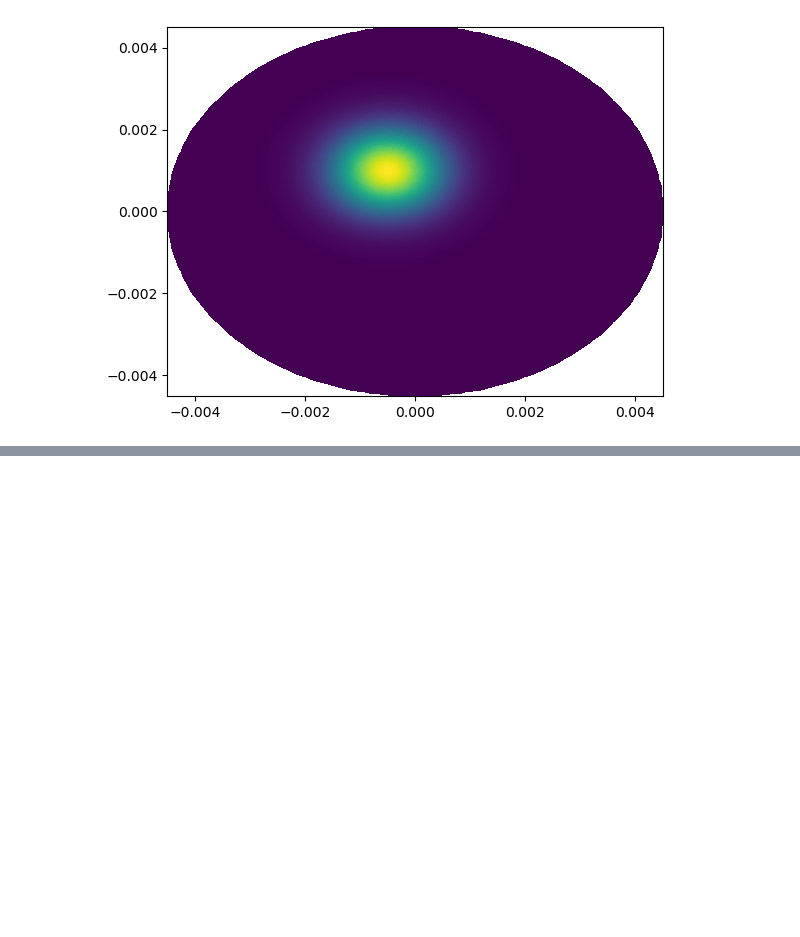
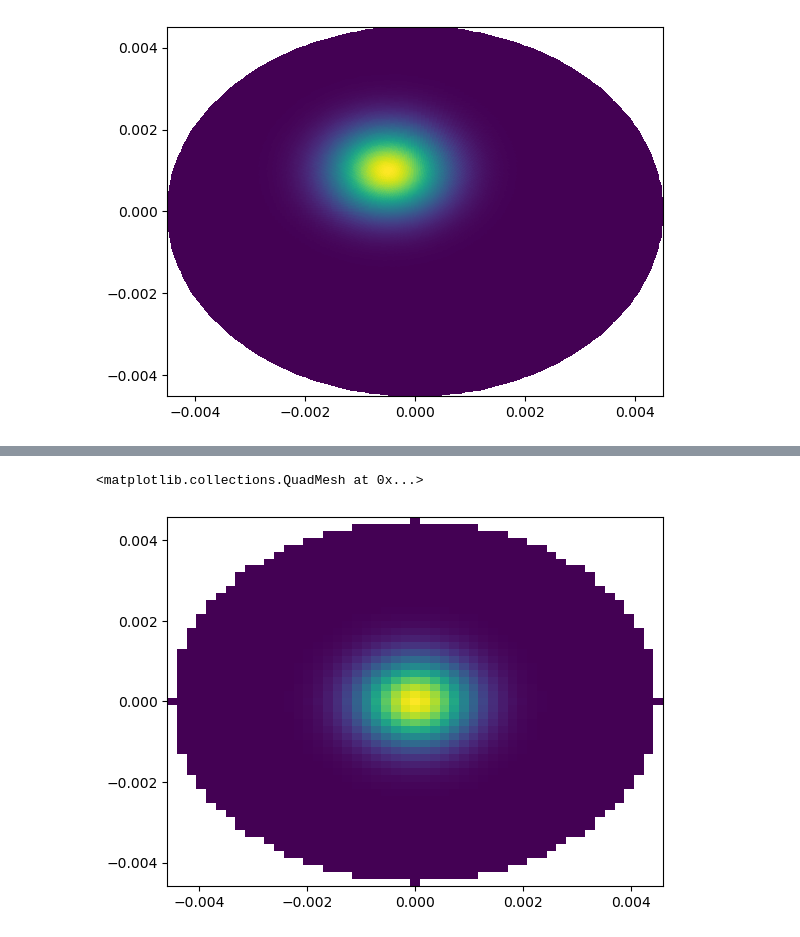
Before and after one commit to schatteburg/field_integrals, a Jupyter notebook: test_interpolation.ipynb, the cells around one changed output, grey strips where cells are left out. Cells and saved outputs as stored; diff of their text form; code cells hidden in the pictures; blank space fills up the shorter version.

Commit message:
add interpolation test cartesian to polar and backwards

```diff
--- a/test_interpolation.ipynb
+++ b/test_interpolation.ipynb
@@ -47,0 +75,5 @@ plt.pcolormesh(Rs*np.cos(Phis), Rs*np.sin(Phis), myfield4_interp)
+# %%
+# interp = RegularGridInterpolator((ys,xs), myfield4, method='linear')
+interp2 = CloughTocher2DInterpolator(list(zip((Rs*np.cos(Phis)).flat,(Rs*np.sin(Phis)).flat)), myfield5.flat)
+# %%
+myfield5_interp = interp2(Xs, Ys)
@@ -47,0 +85,5 @@ plt.pcolormesh(Rs*np.cos(Phis), Rs*np.sin(Phis), myfield4_interp)
+# %%
+plt.pcolormesh(Xs, Ys, myfield5_interp)
+# %% [output]
+<matplotlib.collections.QuadMesh at 0x...>
+[figure, added]
```
Also changed, not shown: parts of 6 cells of this notebook, 1 other file.
